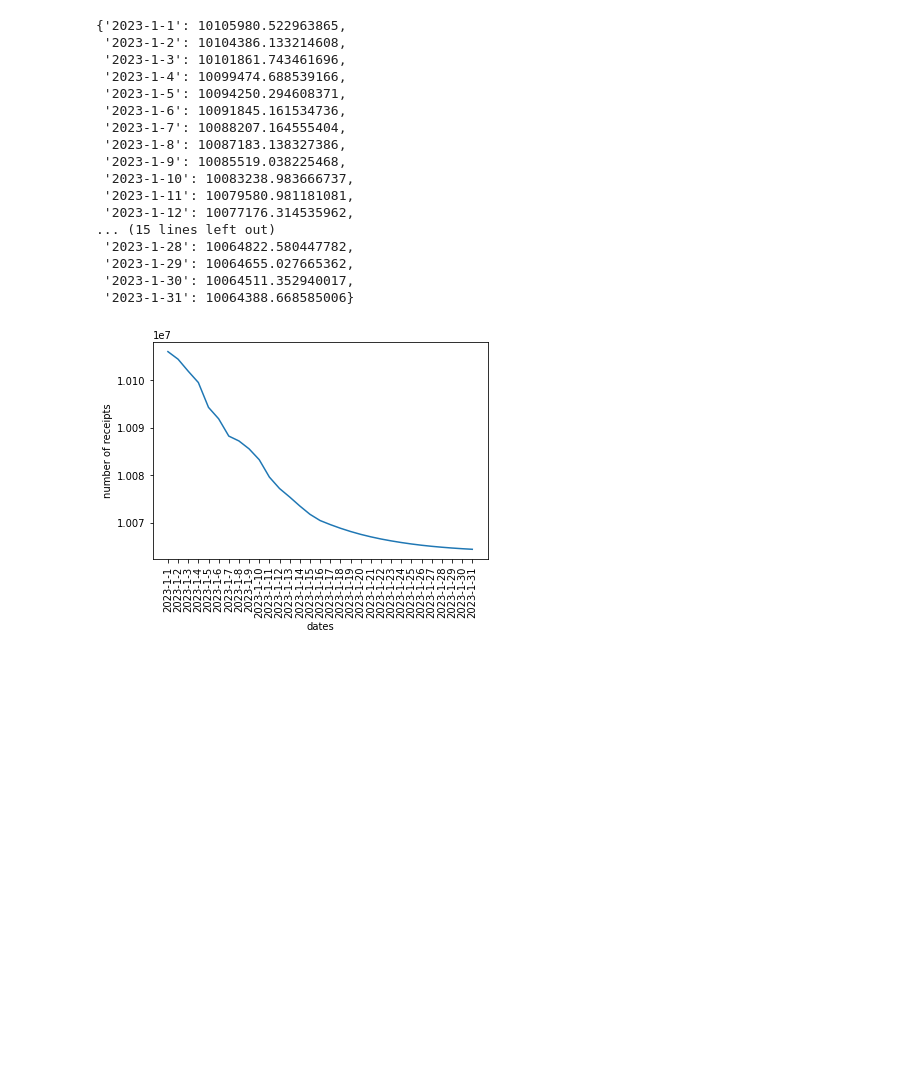
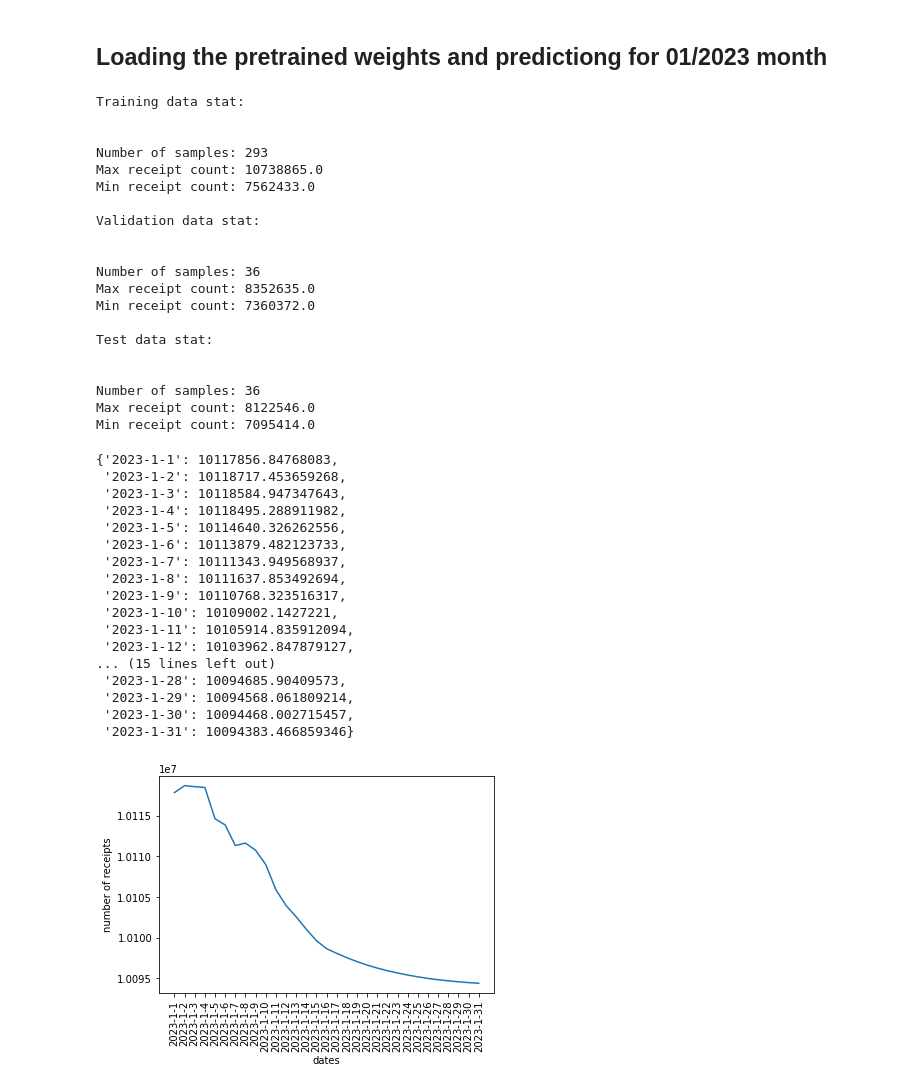
Before and after one commit to ndeeraj/simple_RNN_predictor, a Jupyter notebook: demo.ipynb, the cells around one changed output. Cells and saved outputs as stored; diff of their text form; code cells hidden in the pictures; blank space fills up the shorter version.

```diff
--- a/demo.ipynb
+++ b/demo.ipynb
@@ -135,21 +16,48 @@ print(type(date1 + timedelta(days=300)))
-# %%
-model_new.predict_for_month()
-# %% [output]
-{'2023-1-1': 10105980.522963865,
- '2023-1-2': 10104386.133214608,
- '2023-1-3': 10101861.743461696,
- '2023-1-4': 10099474.688539166,
- '2023-1-5': 10094250.294608371,
- '2023-1-6': 10091845.161534736,
- '2023-1-7': 10088207.164555404,
- '2023-1-8': 10087183.138327386,
- '2023-1-9': 10085519.038225468,
- '2023-1-10': 10083238.983666737,
- '2023-1-11': 10079580.981181081,
- '2023-1-12': 10077176.314535962,
-... (15 lines left out)
- '2023-1-28': 10064822.580447782,
- '2023-1-29': 10064655.027665362,
- '2023-1-30': 10064511.352940017,
- '2023-1-31': 10064388.668585006}
-[figure, removed]
+# %% [markdown]
+## Loading the pretrained weights and predictiong for 01/2023 month
+# %%
+model_new = LSTM(num_layers=2, hidden_layer_size=16)
+model_new.to(dtype=torch.double)
+model_new.load_state_dict(torch.load('weights_only_2_16_15.pth'))
+model_new.load_data(path_to_file)
+
+model_new.predict_for_month(show_plot=True)
+# %% [output]
+Training data stat:
+
+
+Number of samples: 293
+Max receipt count: 10738865.0
+Min receipt count: 7562433.0
+
+Validation data stat:
+
+
+Number of samples: 36
+Max receipt count: 8352635.0
+Min receipt count: 7360372.0
+
+Test data stat:
+
+
+Number of samples: 36
+Max receipt count: 8122546.0
+Min receipt count: 7095414.0
+{'2023-1-1': 10117856.84768083,
+ '2023-1-2': 10118717.453659268,
+ '2023-1-3': 10118584.947347643,
+ '2023-1-4': 10118495.288911982,
+ '2023-1-5': 10114640.326262556,
+ '2023-1-6': 10113879.482123733,
+ '2023-1-7': 10111343.949568937,
+ '2023-1-8': 10111637.853492694,
+ '2023-1-9': 10110768.323516317,
+ '2023-1-10': 10109002.1427221,
+ '2023-1-11': 10105914.835912094,
+ '2023-1-12': 10103962.847879127,
+... (15 lines left out)
+ '2023-1-28': 10094685.90409573,
+ '2023-1-29': 10094568.061809214,
+ '2023-1-30': 10094468.002715457,
+ '2023-1-31': 10094383.466859346}
+[figure, added]
```
Also changed, not shown: parts of 15 cells of this notebook, 9 other files.
